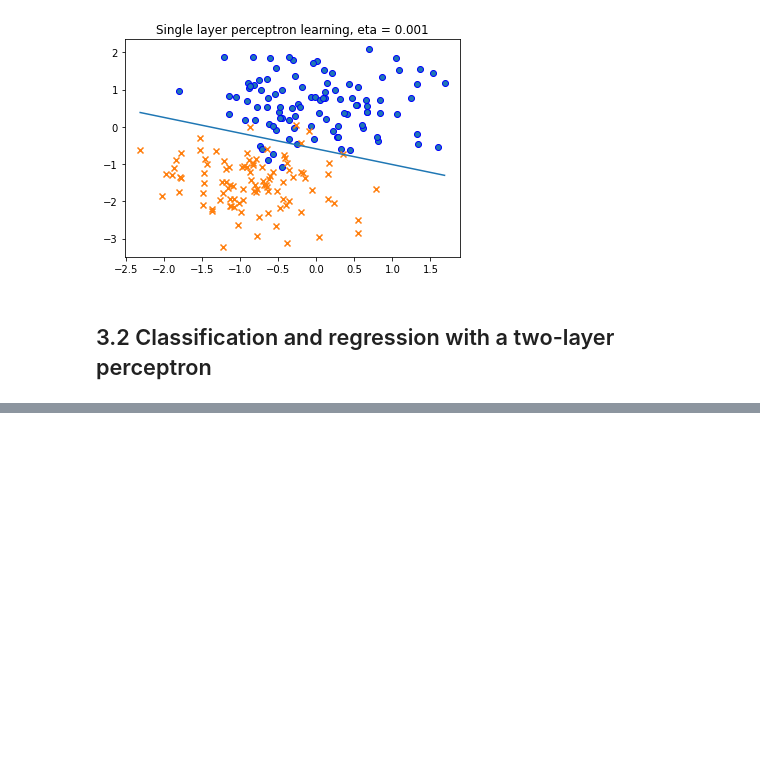
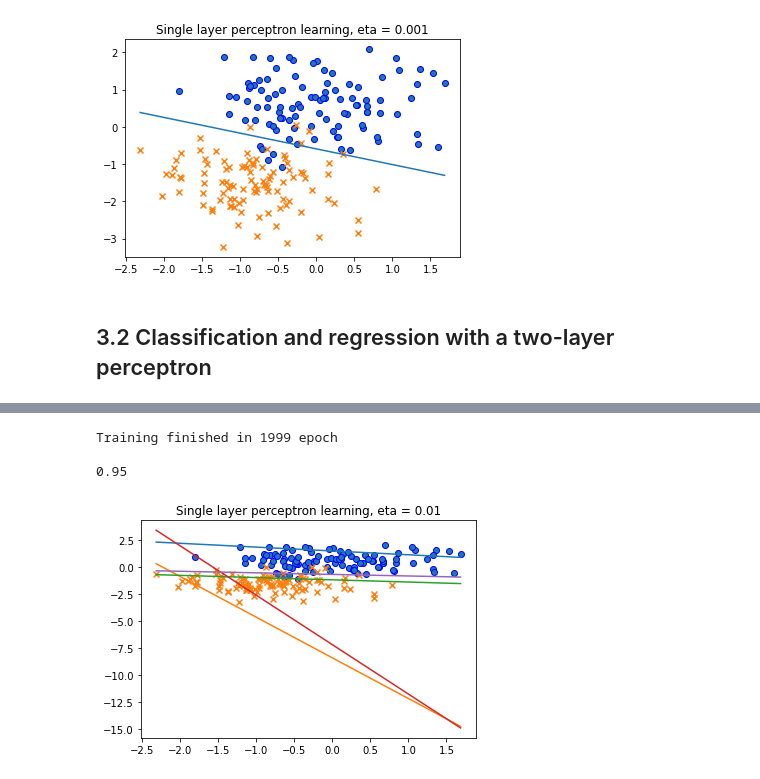
Before and after one commit to Charles2Alvin/DD2437-Lab1, a Jupyter notebook: Lab1.ipynb, the cells around one changed output, grey strips where cells are left out. Saved outputs shown, nothing was run; the diff lists cells and outputs as text; code cells hidden in the pictures; blank space fills up the shorter version.

```diff
--- a/Lab1.ipynb
+++ b/Lab1.ipynb
@@ -527,7 +527,8 @@ class BackPropagation(LearningRule):
         self.V = V
         self.dim = dim
 
-    def fit_sequential(self, W, X, T, eta, n_epoch):
+    def fit_sequential(self, X, T, eta, n_epoch):
+        X, T = self.preprocess(X, T)
         # M features, N samples
         M, N = X.shape[0], X.shape[1]
         dim = 1 if len(T.shape) == 1 else T.shape[0]
@@ -600,7 +601,11 @@ class BackPropagation(LearningRule):
         Output = phi(V.dot(H))
         prediction = np.sign(Output)
         return prediction[0] if prediction.shape[0] == 1 else prediction
+
+    def predict_value(self, X):
+        W, V = self.W, self.V
+        X = np.row_stack((X, np.ones(X.shape[1])))
+        H = phi(W.dot(X))
+        H = np.row_stack((H, np.ones(H.shape[1])))
+        Output = phi(V.dot(H))
+        return Output
-# %%
-model = BackPropagation(n_hidden_nodes=10)
-eta=0.001
-model.fit_batch(data_all, target_all, eta, n_epoch=2000)
@@ -608,0 +612,14 @@ Training finished in 1999 epoch
+# %%
+X, T = data_all, target_all
+model = BackPropagation(n_hidden_nodes=5)
+eta=0.01
+model.fit_sequential(X, T, eta, n_epoch=2000)
+pred = model.predict(X)
+accuracy = accuracy_score(T, pred)
+print(accuracy)
+Perceptron.plot_result(X, T.reshape(1,200), model.W, eta)
+# %% [output]
+Training finished in 1999 epoch
+
+0.95
+[figure, added]
```
Also changed, not shown: parts of 19 cells of this notebook.
